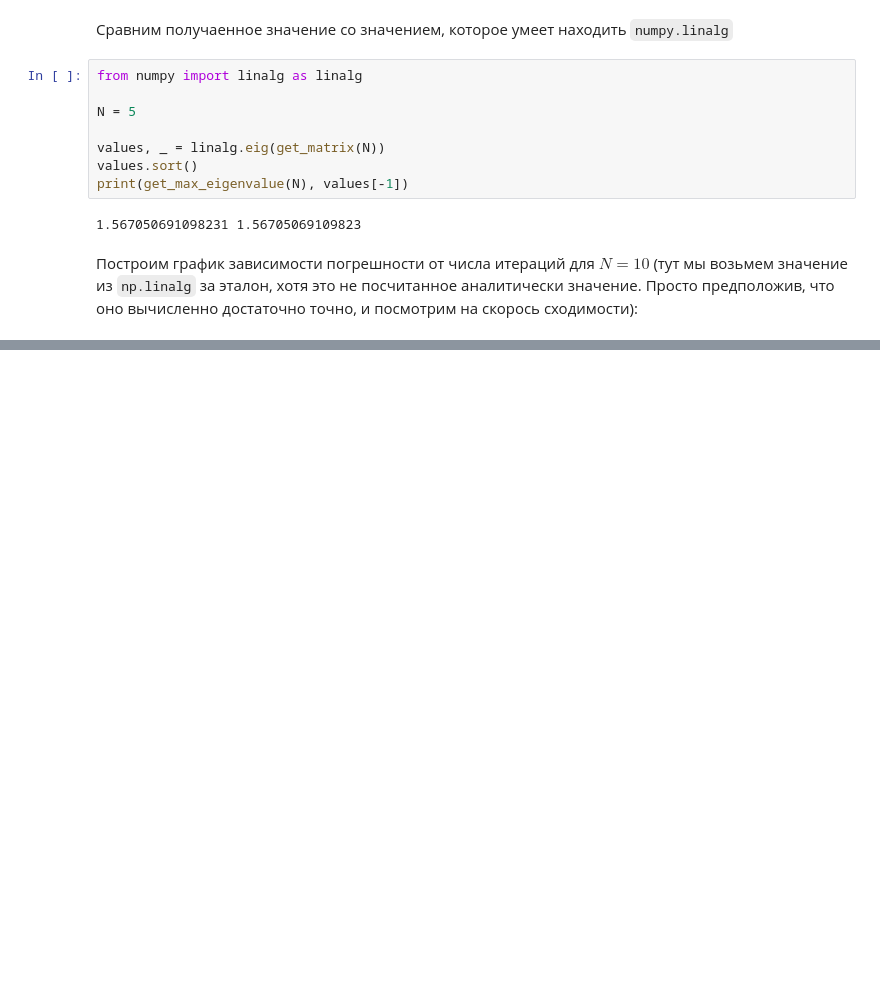
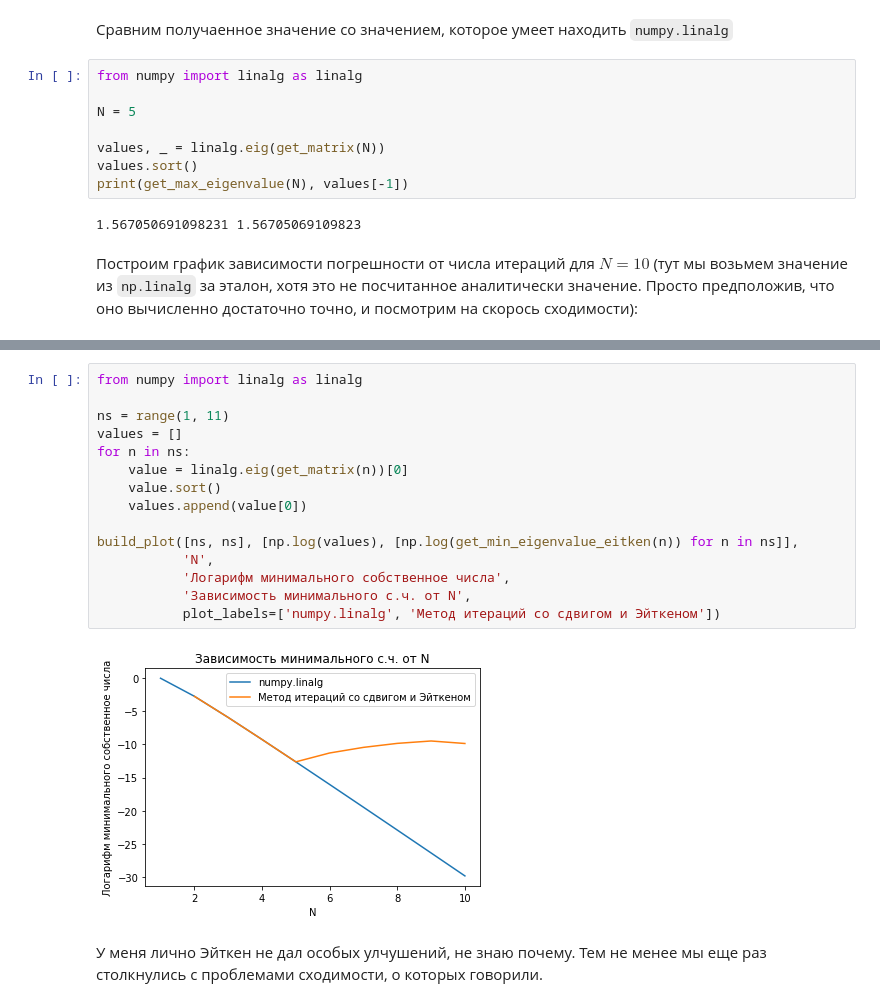
Before and after one commit to Igor-Tukh/numerical-methods, a Jupyter notebook: hw06/hw06.ipynb, the cells around one changed output, grey strips where cells are left out. Drawn from its saved outputs; the diff is of its cells as text; blank space fills up the shorter version.

```diff
--- a/hw06/hw06.ipynb
+++ b/hw06/hw06.ipynb
@@ -123,0 +245,19 @@ build_plot(iter_nums, [np.log(np.abs(values[-1] - get_max_eigenvalue(N, iter_num
+# %%
+from numpy import linalg as linalg
+
+ns = range(1, 11)
+values = []
+for n in ns:
+    value = linalg.eig(get_matrix(n))[0]
+    value.sort()
+    values.append(value[0])
+
+build_plot([ns, ns], [np.log(values), [np.log(get_min_eigenvalue_eitken(n)) for n in ns]],
+           'N',
+           'Логарифм минимального собственное числа',
+           'Зависимость минимального с.ч. от N',
+           plot_labels=['numpy.linalg', 'Метод итераций со сдвигом и Эйткеном'])
+# %% [output]
+[figure, added]
+# %% [markdown]
+У меня лично Эйткен не дал особых улчушений, не знаю почему. Тем не менее мы еще раз столкнулись с проблемами сходимости, о которых говорили.
```
Also changed, not shown: parts of 15 cells of this notebook, 1 other file.
